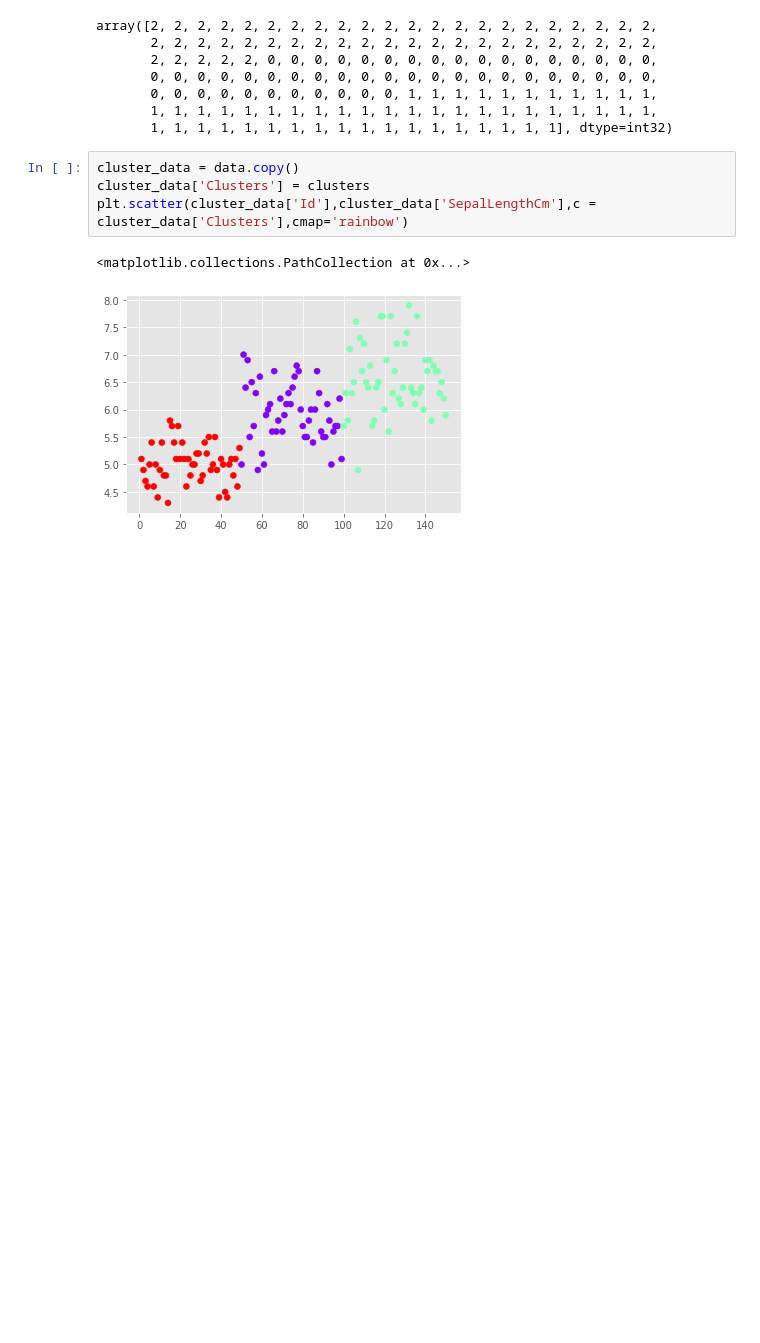
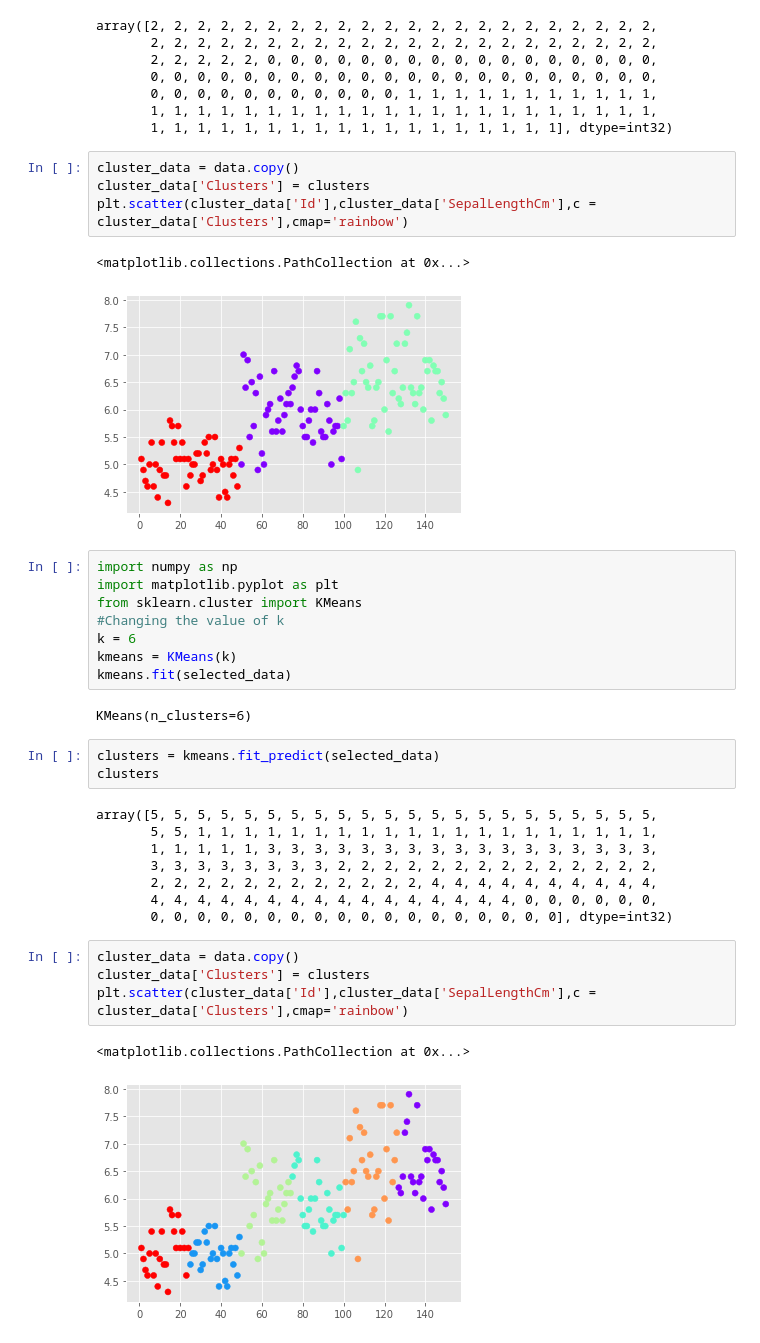
Before and after one commit to isha0803/ML_Practicals, a Jupyter notebook: P4_KMeans_Unsupervised_.ipynb, the cells around one changed output. Drawn from its saved outputs; the diff is of its cells as text; blank space fills up the shorter version.

```diff
--- a/P4_KMeans_Unsupervised_.ipynb
+++ b/P4_KMeans_Unsupervised_.ipynb
@@ -62,3 +62,31 @@ plt.scatter(cluster_data['Id'],cluster_data['SepalLengthCm'],c = cluster_data['C
 # %% [output]
 <matplotlib.collections.PathCollection at 0x...>
 [figure]
+# %%
+import numpy as np
+import matplotlib.pyplot as plt
+from sklearn.cluster import KMeans
+#Changing the value of k
+k = 6
+kmeans = KMeans(k)
+kmeans.fit(selected_data)
+# %% [output]
+KMeans(n_clusters=6)
+# %%
+clusters = kmeans.fit_predict(selected_data)
+clusters
+# %% [output]
+array([5, 5, 5, 5, 5, 5, 5, 5, 5, 5, 5, 5, 5, 5, 5, 5, 5, 5, 5, 5, 5, 5,
+       5, 5, 1, 1, 1, 1, 1, 1, 1, 1, 1, 1, 1, 1, 1, 1, 1, 1, 1, 1, 1, 1,
+       1, 1, 1, 1, 1, 3, 3, 3, 3, 3, 3, 3, 3, 3, 3, 3, 3, 3, 3, 3, 3, 3,
+       3, 3, 3, 3, 3, 3, 3, 3, 2, 2, 2, 2, 2, 2, 2, 2, 2, 2, 2, 2, 2, 2,
+       2, 2, 2, 2, 2, 2, 2, 2, 2, 2, 2, 2, 4, 4, 4, 4, 4, 4, 4, 4, 4, 4,
+       4, 4, 4, 4, 4, 4, 4, 4, 4, 4, 4, 4, 4, 4, 4, 4, 0, 0, 0, 0, 0, 0,
+       0, 0, 0, 0, 0, 0, 0, 0, 0, 0, 0, 0, 0, 0, 0, 0, 0, 0], dtype=int32)
+# %%
+cluster_data = data.copy()
+cluster_data['Clusters'] = clusters
+plt.scatter(cluster_data['Id'],cluster_data['SepalLengthCm'],c = cluster_data['Clusters'],cmap='rainbow')
+# %% [output]
+<matplotlib.collections.PathCollection at 0x...>
+[figure, added]
```
